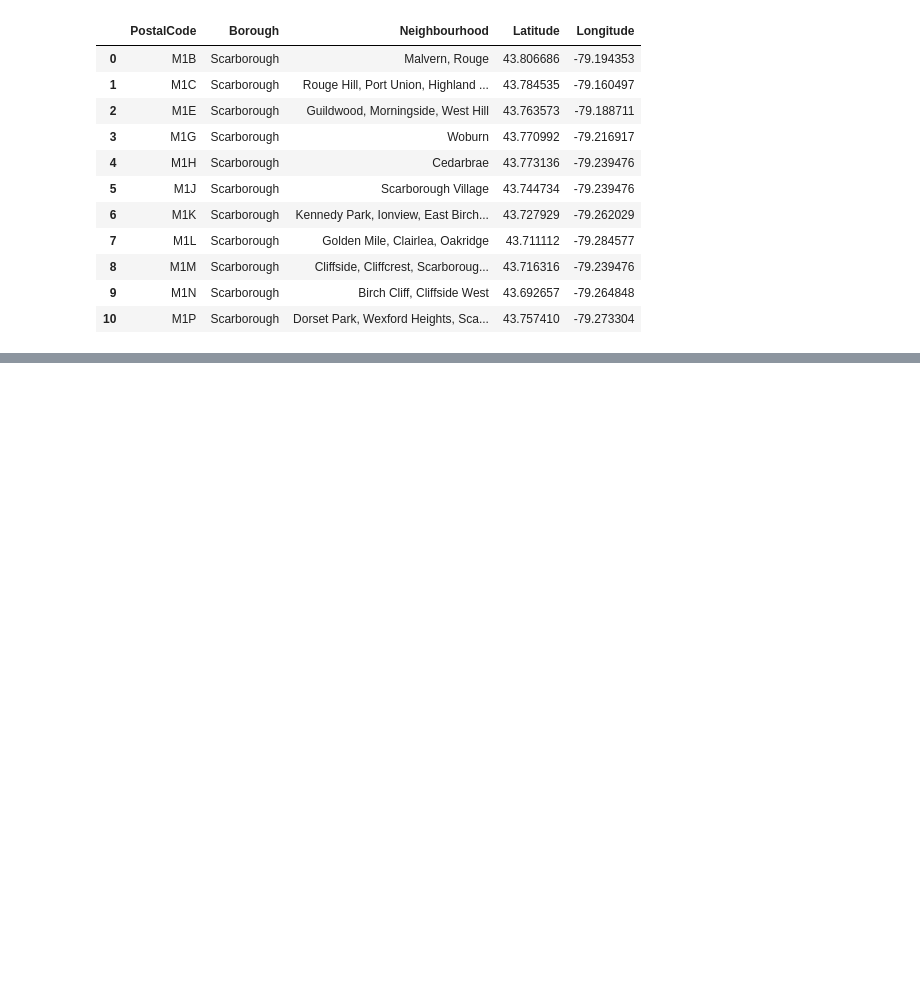
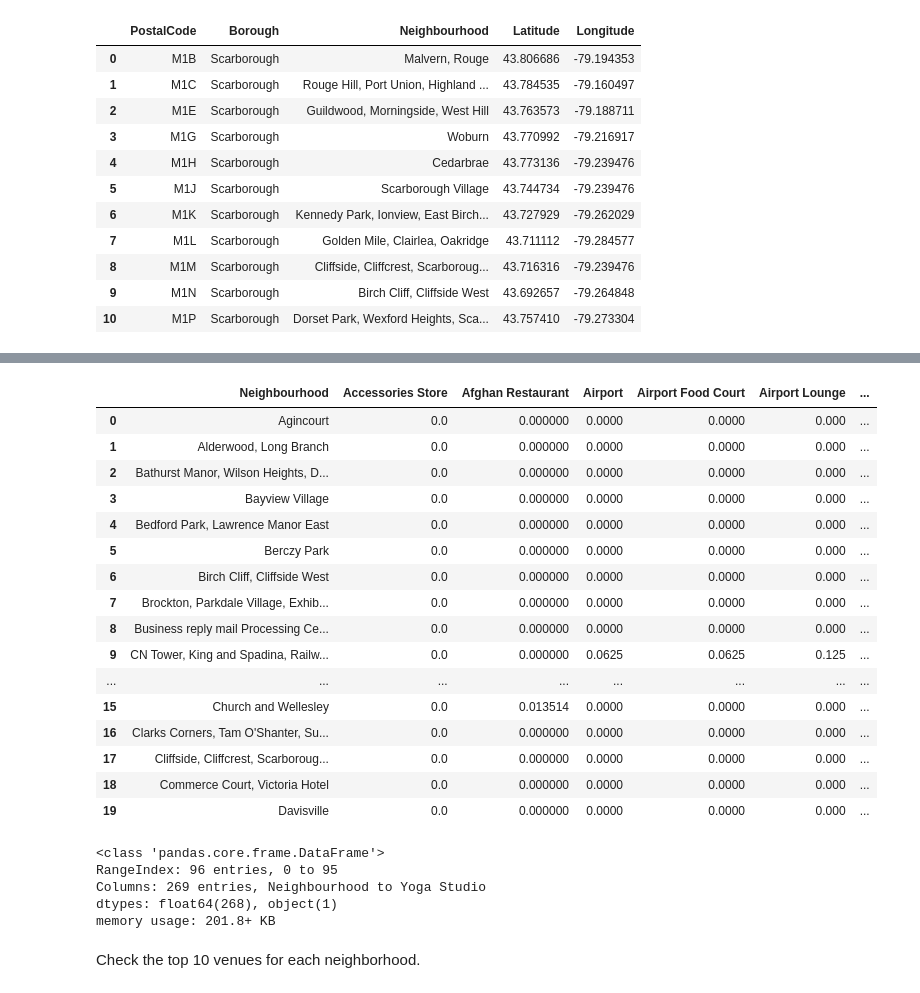
Before and after one commit to Yam0406/Coursera_Capstone, a Jupyter notebook: Segmenting and Clustering Neighborhoods in Toronto.ipynb, the cells around one changed output, grey strips where cells are left out. Cells and saved outputs as stored; diff of their text form; code cells hidden in the pictures; blank space fills up the shorter version.

Commit message:
Published from Watson Studio.

```diff
--- a/Segmenting and Clustering Neighborhoods in Toronto.ipynb
+++ b/Segmenting and Clustering Neighborhoods in Toronto.ipynb
@@ -201,0 +269,8 @@ df5.head(11)
+# %%
+CLIENT_ID = 'STQ3OQSRT4NLZIA5GTAPLBKTZJGVVOVTIVG05NPRVHWY2AFR'
+CLIENT_SECRET = 'LH1GKDNLU4QDKBI0RDYE1PYQBNLRRLGQDMI4I1XP2OEDZYHN'
+VERSION = '20180604'
+LIMIT = 100
+print('Your credentails:')
+print('CLIENT_ID: ' + CLIENT_ID)
+print('CLIENT_SECRET:' + CLIENT_SECRET)
@@ -201,0 +320,5 @@ df5.head(11)
+# %%
+york_venues = getNearbyVenues(names=df5['Neighbourhood'],
+                                   latitudes=df5['Latitude'],
+                                   longitudes=df5['Longitude']
+                                  )
@@ -221,0 +394,12 @@ df5.info
+# %%
+# one hot encoding
+york_onehot = pd.get_dummies(york_venues[['Venue Category']], prefix="", prefix_sep="")
+
+# add neighborhood column back to dataframe
+york_onehot['Neighbourhood'] = york_venues['Neighbourhood']
+
+# move neighborhood column to the first column
+york_fixed_columns = [york_onehot.columns[-1]] + list(york_onehot.columns[:-1])
+york_onehot = york_onehot[york_fixed_columns]
+
+york_onehot.head()
@@ -221,0 +413,31 @@ df5.info
+# %%
+york_grouped = york_onehot.groupby('Neighbourhood').mean().reset_index()
+york_grouped.head(20)
+# %% [output]
+|  | Neighbourhood | Accessories Store | Afghan Restaurant | Airport | Airport Food Court | Airport Lounge | ... |
+| 0 | Agincourt | 0.0 | 0.000000 | 0.0000 | 0.0000 | 0.000 | ... |
+| 1 | Alderwood, Long Branch | 0.0 | 0.000000 | 0.0000 | 0.0000 | 0.000 | ... |
+| 2 | Bathurst Manor, Wilson Heights, D... | 0.0 | 0.000000 | 0.0000 | 0.0000 | 0.000 | ... |
+| 3 | Bayview Village | 0.0 | 0.000000 | 0.0000 | 0.0000 | 0.000 | ... |
+| 4 | Bedford Park, Lawrence Manor East | 0.0 | 0.000000 | 0.0000 | 0.0000 | 0.000 | ... |
+| 5 | Berczy Park | 0.0 | 0.000000 | 0.0000 | 0.0000 | 0.000 | ... |
+| 6 | Birch Cliff, Cliffside West | 0.0 | 0.000000 | 0.0000 | 0.0000 | 0.000 | ... |
+| 7 | Brockton, Parkdale Village, Exhib... | 0.0 | 0.000000 | 0.0000 | 0.0000 | 0.000 | ... |
+| 8 | Business reply mail Processing Ce... | 0.0 | 0.000000 | 0.0000 | 0.0000 | 0.000 | ... |
+| 9 | CN Tower, King and Spadina, Railw... | 0.0 | 0.000000 | 0.0625 | 0.0625 | 0.125 | ... |
+| ... | ... | ... | ... | ... | ... | ... | ... |
+| 15 | Church and Wellesley | 0.0 | 0.013514 | 0.0000 | 0.0000 | 0.000 | ... |
+| 16 | Clarks Corners, Tam O'Shanter, Su... | 0.0 | 0.000000 | 0.0000 | 0.0000 | 0.000 | ... |
+| 17 | Cliffside, Cliffcrest, Scarboroug... | 0.0 | 0.000000 | 0.0000 | 0.0000 | 0.000 | ... |
+| 18 | Commerce Court, Victoria Hotel | 0.0 | 0.000000 | 0.0000 | 0.0000 | 0.000 | ... |
+| 19 | Davisville | 0.0 | 0.000000 | 0.0000 | 0.0000 | 0.000 | ... |
+# %%
+york_grouped.info()
+# %% [output]
+<class 'pandas.core.frame.DataFrame'>
+RangeIndex: 96 entries, 0 to 95
+Columns: 269 entries, Neighbourhood to Yoga Studio
+dtypes: float64(268), object(1)
+memory usage: 201.8+ KB
+# %% [markdown]
+Check the top 10 venues for each neighborhood.
```
Also changed, not shown: parts of 36 cells of this notebook.
